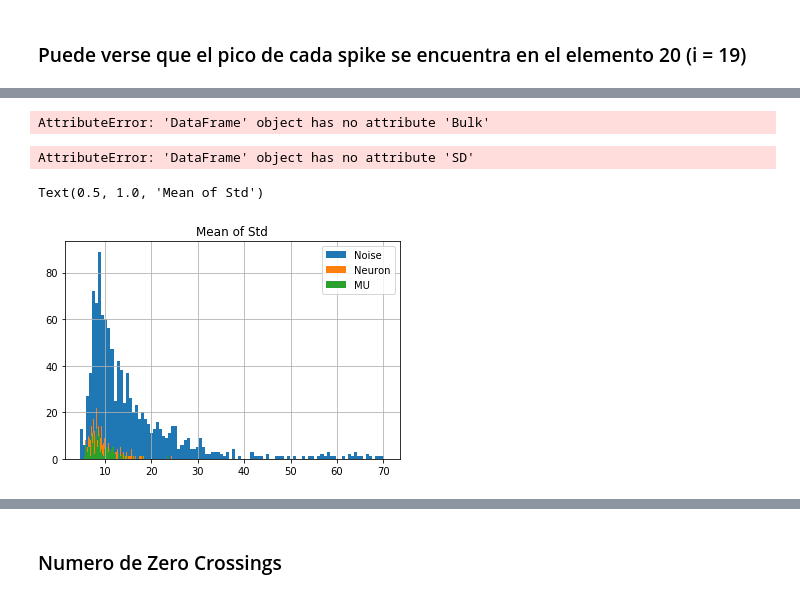
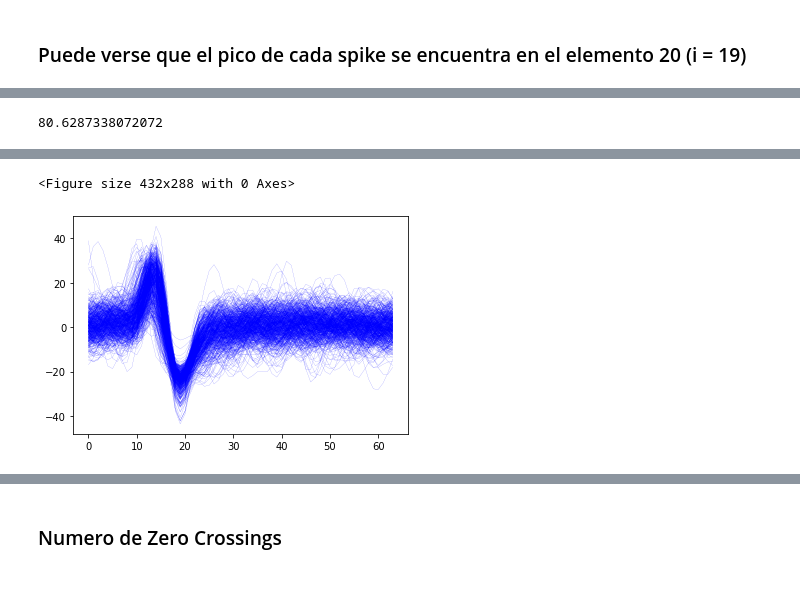
Before and after one commit to Naroloal/Noise-neuron-discriminator, a Jupyter notebook: Analisis_data_all_sessions_cleaned.ipynb, the cells around one changed output, grey strips where cells are left out. Drawn from its saved outputs; the diff is of its cells as text; code cells hidden in the pictures.

```diff
--- a/Analisis_data_all_sessions_cleaned.ipynb
+++ b/Analisis_data_all_sessions_cleaned.ipynb
@@ -54,0 +102,18 @@ Text(0.5, 1.0, 'Amplitude')
+# %%
+m1 = data[data.bNoise == 0].Amplitude_peaktopeak.mean()
+l1 = len(data[data.bNoise == 0].Amplitude_peaktopeak)
+m2 = data[data.bNoise == 2].Amplitude_peaktopeak.mean()
+l2 = len(data[data.bNoise == 2].Amplitude_peaktopeak)
+s1 = data[data.bNoise == 0].Amplitude_peaktopeak.std()
+s2 = data[data.bNoise == 2].Amplitude_peaktopeak.std()
+
+z = (m1 - m2)/np.sqrt(s1/l1 + s2/l2)
+z
+# %% [output]
+80.6287338072072
+# %%
+data[(data.Amplitude_peaktopeak > 40) & (data.Amplitude_peaktopeak < 50) & (data.bNoise == 0)]
+plt.figure()
+ax = plt.subplot(111)
+plot_Bulk(data.loc[1446,"Bulk"],ax)
+# %% [output]
@@ -55,17 +137,4 @@ Text(0.5, 1.0, 'Amplitude')
+<Figure size 432x288 with 0 Axes>
+[figure, added]
 # %%
-data['SD'] = data.Bulk.apply(lambda row: np.std(row,axis = 0))
+data["MeanSTD"] = data.Bulk.apply(lambda row: row.std())
-# %% [output]
-AttributeError: 'DataFrame' object has no attribute 'Bulk'
-# %%
-A = data.SD.apply(lambda row: np.mean(row,axis =0 ))
-# %% [output]
-AttributeError: 'DataFrame' object has no attribute 'SD'
-# %%
-A[data.bNoise == 1].hist(bins = 100)
-A[data.bNoise == 0].hist(bins = 100)
-A[data.bNoise == 2].hist(bins = 100)
-plt.legend(['Noise','Neuron','MU'])
-plt.title('Mean of Std')
-# %% [output]
-Text(0.5, 1.0, 'Mean of Std')
-[figure, removed]
```
Also changed, not shown: parts of 67 cells of this notebook, 12 other files.
